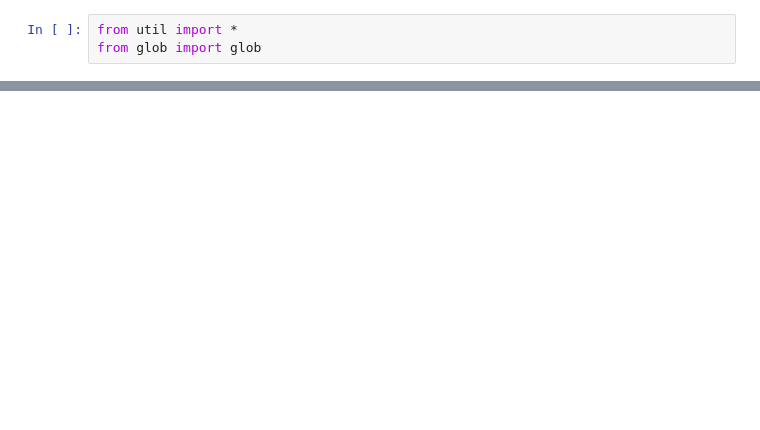
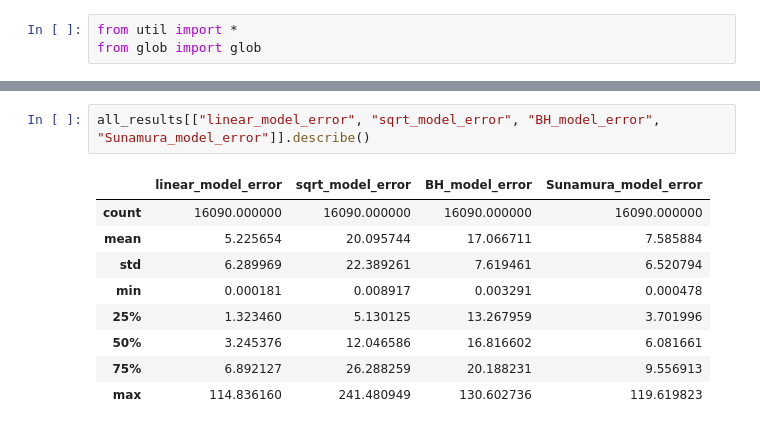
Before and after one commit to RNC-Research-Group/CliffErosion_Projections, a Jupyter notebook: Hindcast.ipynb, the cells around one changed output, grey strips where cells are left out. Cells and saved outputs as stored; diff of their text form; blank space fills up the shorter version.

```diff
--- a/Hindcast.ipynb
+++ b/Hindcast.ipynb
@@ -249 +75,13 @@ results
+# %%
+all_results[["linear_model_error", "sqrt_model_error", "BH_model_error", "Sunamura_model_error"]].describe()
+# %% [output]
+|  | linear_model_error | sqrt_model_error | BH_model_error | Sunamura_model_error |
+| count | 16090.000000 | 16090.000000 | 16090.000000 | 16090.000000 |
+| mean | 5.225654 | 20.095744 | 17.066711 | 7.585884 |
+| std | 6.289969 | 22.389261 | 7.619461 | 6.520794 |
+| min | 0.000181 | 0.008917 | 0.003291 | 0.000478 |
+| 25% | 1.323460 | 5.130125 | 13.267959 | 3.701996 |
+| 50% | 3.245376 | 12.046586 | 16.816602 | 6.081661 |
+| 75% | 6.892127 | 26.288259 | 20.188231 | 9.556913 |
+| max | 114.836160 | 241.480949 | 130.602736 | 119.619823 |
 # %%
```
Also changed, not shown: parts of 18 cells of this notebook, 1 other file.
